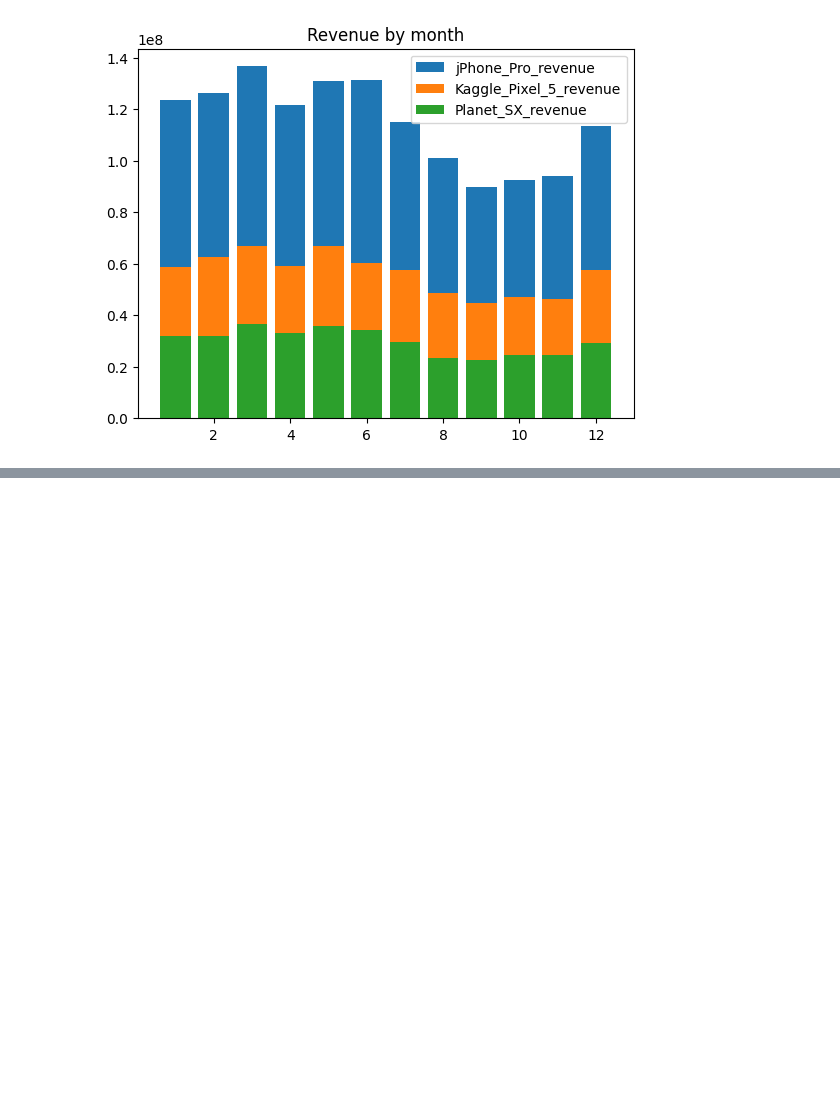
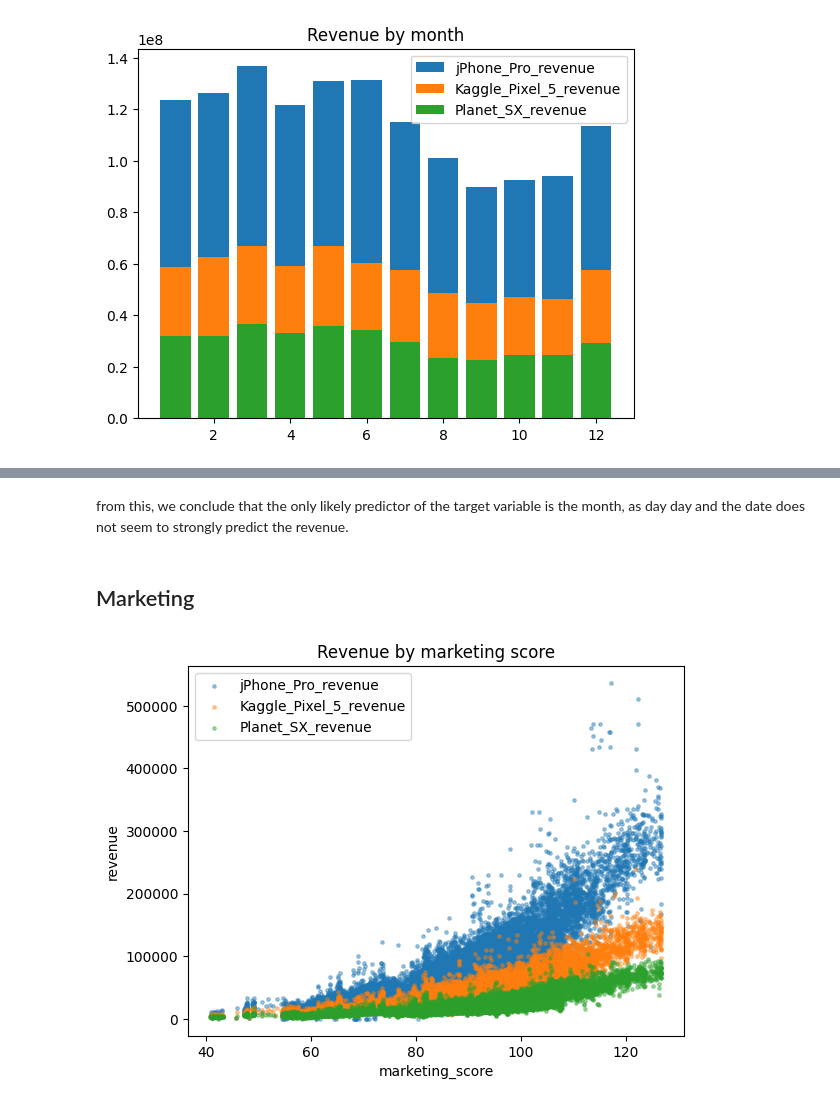
Before and after one commit to jsilvalavin/orange_test_stage, a Jupyter notebook: notebooks/exploration.ipynb, the cells around one changed output, grey strips where cells are left out. Cells and saved outputs as stored; diff of their text form; code cells hidden in the pictures; blank space fills up the shorter version.

```diff
--- a/notebooks/exploration.ipynb
+++ b/notebooks/exploration.ipynb
@@ -60,0 +78,14 @@ plt.title('Revenue by month');
+# %% [markdown]
+from this, we conclude that the only likely predictor of the target variable is the month, as day day and the date does not seem to strongly predict the revenue.
+# %% [markdown]
+## Marketing
+# %%
+plt.scatter(df['marketing_score'],df[jphone], label=jphone,alpha=0.4, s=6)
+plt.scatter(df['marketing_score'],df[kaggle], label=kaggle,alpha=0.4, s=6)
+plt.scatter(df['marketing_score'],df[planet], label=planet,alpha=0.4, s=6)
+plt.legend()
+plt.xlabel('marketing_score')
+plt.ylabel('revenue')
+plt.title('Revenue by marketing score');
+# %% [output]
+[figure, added]
```
Also changed, not shown: parts of 24 cells of this notebook.
